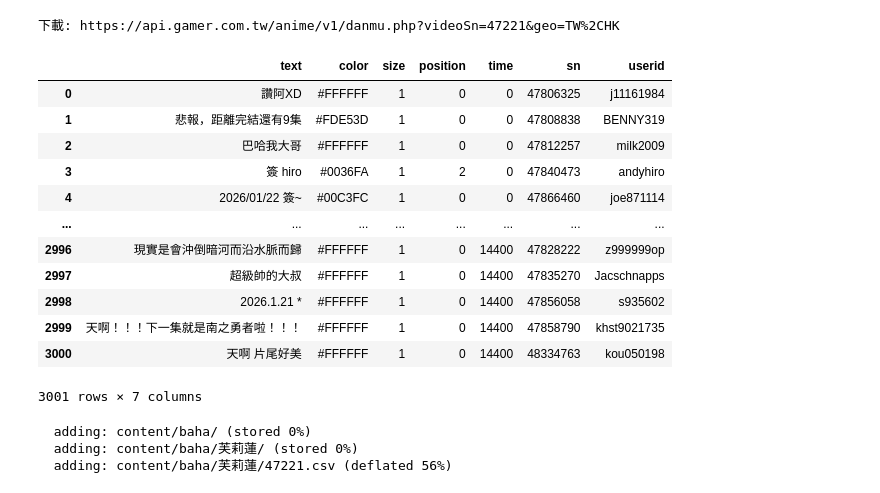
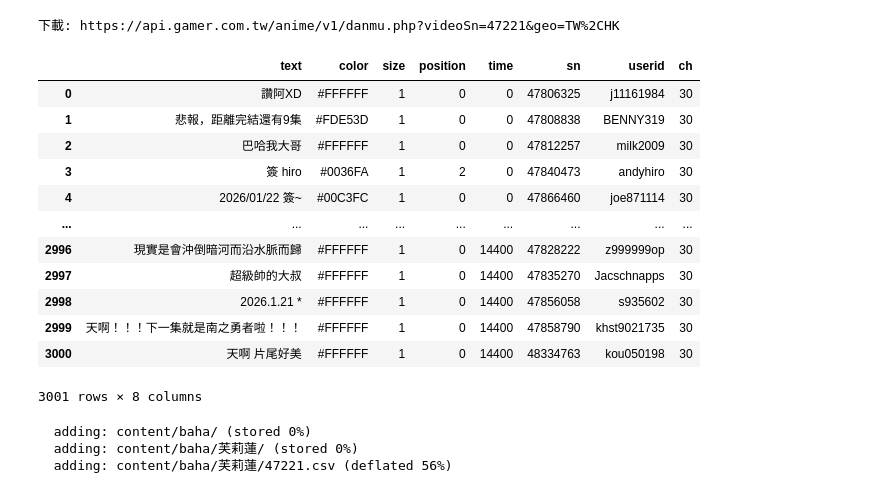
Before and after one commit to Elwing-Chou/tibame20260427, a Jupyter notebook: tibame20260518.ipynb, the cells around one changed output. Drawn from its saved outputs; the diff is of its cells as text; code cells hidden in the pictures.

```diff
--- a/tibame20260518.ipynb
+++ b/tibame20260518.ipynb
@@ -3,40 +3,41 @@
 # %%
 import json
 import os
 import urllib.request as req
 import pandas as pd
 
-def get_danmu(sn, dn):
+def get_danmu(sn, dn, chapter):
     if not os.path.exists(dn):
         os.makedirs(dn)
     # list + dict: JSON格式
     url = f"https://api.gamer.com.tw/anime/v1/danmu.php?videoSn={sn}&geo=TW%2CHK"
     print("下載:", url)
     f = req.urlopen(url)
     content = f.read()
     content = json.loads(content)
     danmus = content["data"]["danmu"]
 
     df = pd.DataFrame(danmus)
+    df["ch"] = chapter
     df.to_csv(f"{dn}/{sn}.csv", encoding="utf-8")
     return df
 
-get_danmu("47221", "baha/芙莉蓮")
+get_danmu("47221", "baha/芙莉蓮", 30)
 # %% [output]
 下載: https://api.gamer.com.tw/anime/v1/danmu.php?videoSn=47221&geo=TW%2CHK
-|  | text | color | size | position | time | sn | userid |
-| 0 | 讚阿XD | #FFFFFF | 1 | 0 | 0 | 47806325 | j11161984 |
-| 1 | 悲報，距離完結還有9集 | #FDE53D | 1 | 0 | 0 | 47808838 | BENNY319 |
-| 2 | 巴哈我大哥 | #FFFFFF | 1 | 0 | 0 | 47812257 | milk2009 |
-| 3 | 簽 hiro | #0036FA | 1 | 2 | 0 | 47840473 | andyhiro |
-| 4 | 2026/01/22 簽~ | #00C3FC | 1 | 0 | 0 | 47866460 | joe871114 |
-| ... | ... | ... | ... | ... | ... | ... | ... |
-| 2996 | 現實是會沖倒暗河而沿水脈而歸 | #FFFFFF | 1 | 0 | 14400 | 47828222 | z999999op |
-| 2997 | 超級帥的大叔 | #FFFFFF | 1 | 0 | 14400 | 47835270 | Jacschnapps |
-| 2998 | 2026.1.21 * | #FFFFFF | 1 | 0 | 14400 | 47856058 | s935602 |
-| 2999 | 天啊！！！下一集就是南之勇者啦！！！ | #FFFFFF | 1 | 0 | 14400 | 47858790 | khst9021735 |
-| 3000 | 天啊 片尾好美 | #FFFFFF | 1 | 0 | 14400 | 48334763 | kou050198 |
+|  | text | color | size | position | time | sn | userid | ch |
+| 0 | 讚阿XD | #FFFFFF | 1 | 0 | 0 | 47806325 | j11161984 | 30 |
+| 1 | 悲報，距離完結還有9集 | #FDE53D | 1 | 0 | 0 | 47808838 | BENNY319 | 30 |
+| 2 | 巴哈我大哥 | #FFFFFF | 1 | 0 | 0 | 47812257 | milk2009 | 30 |
+| 3 | 簽 hiro | #0036FA | 1 | 2 | 0 | 47840473 | andyhiro | 30 |
+| 4 | 2026/01/22 簽~ | #00C3FC | 1 | 0 | 0 | 47866460 | joe871114 | 30 |
+| ... | ... | ... | ... | ... | ... | ... | ... | ... |
+| 2996 | 現實是會沖倒暗河而沿水脈而歸 | #FFFFFF | 1 | 0 | 14400 | 47828222 | z999999op | 30 |
+| 2997 | 超級帥的大叔 | #FFFFFF | 1 | 0 | 14400 | 47835270 | Jacschnapps | 30 |
+| 2998 | 2026.1.21 * | #FFFFFF | 1 | 0 | 14400 | 47856058 | s935602 | 30 |
+| 2999 | 天啊！！！下一集就是南之勇者啦！！！ | #FFFFFF | 1 | 0 | 14400 | 47858790 | khst9021735 | 30 |
+| 3000 | 天啊 片尾好美 | #FFFFFF | 1 | 0 | 14400 | 48334763 | kou050198 | 30 |
-3001 rows × 7 columns
+3001 rows × 8 columns
 # %%
 # if 妳要下載整個資料夾
 !zip -r /content/danmu.zip /content/baha
```
Also changed, not shown: parts of 1 cell of this notebook.
